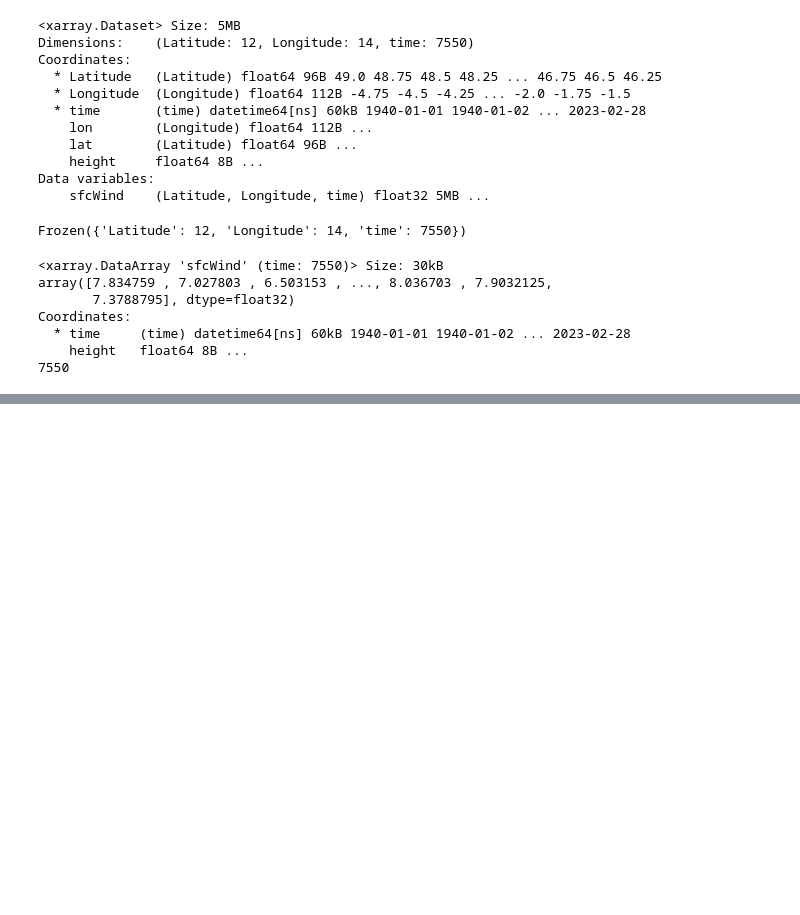
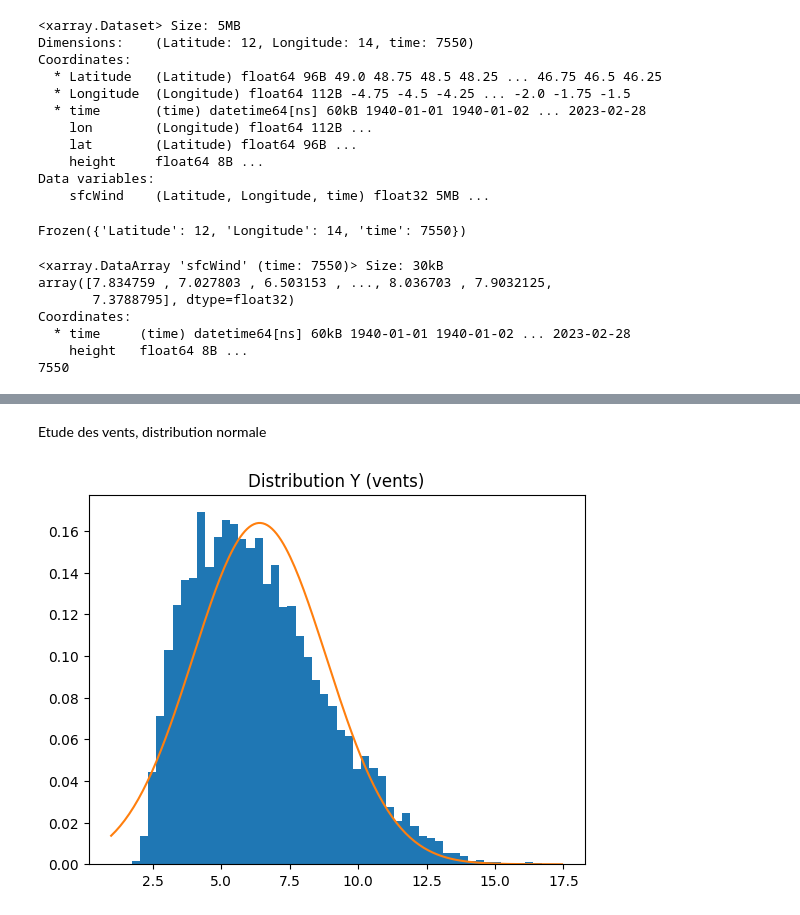
Before and after one commit to Faza20-lab/Projet_stats, a Jupyter notebook: Projet_stats.ipynb, the cells around one changed output, grey strips where cells are left out. Cells and saved outputs as stored; diff of their text form; code cells hidden in the pictures; blank space fills up the shorter version.

```diff
--- a/Projet_stats.ipynb
+++ b/Projet_stats.ipynb
@@ -223,0 +347,14 @@ Attributes:
+# %% [markdown]
+Etude des vents, distribution normale
+# %%
+# Pour Y
+mu, sigma = norm.fit(Y)
+
+plt.hist(Y, bins=50, density=True)
+ymin, ymax = plt.xlim()
+y = np.linspace(ymin, ymax, 200)
+plt.plot(y, norm.pdf(y, mu, sigma))
+plt.title("Distribution Y (vents)")
+plt.show()
+# %% [output]
+[figure, added]
```
Also changed, not shown: parts of 11 cells of this notebook.
